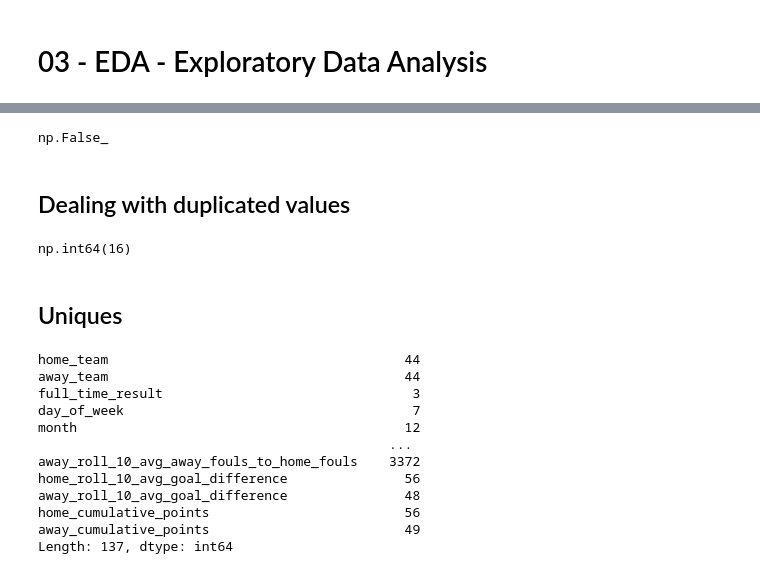
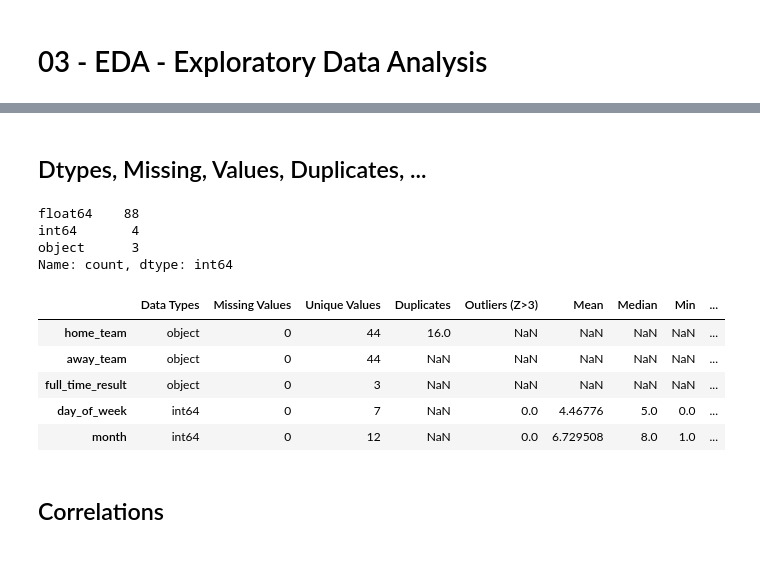
Before and after one commit to RuiFSP/Premier-League-Football, a Jupyter notebook: notebooks/03-eda.ipynb, the cells around one changed output, grey strips where cells are left out. Cells and saved outputs as stored; diff of their text form; code cells hidden in the pictures.

```diff
--- a/notebooks/03-eda.ipynb
+++ b/notebooks/03-eda.ipynb
@@ -8,8 +8,12 @@ import matplotlib.pyplot as plt
 import seaborn as sns
 import os
 
+from statsmodels.stats.outliers_influence import variance_inflation_factor
+from statsmodels.tools.tools import add_constant
+
 #notebook settings
 pd.set_option('display.max_columns', None)
+pd.set_option('display.max_rows', None)
 # %%
 data = pd.read_csv(os.path.join('..','data','prepared_football_data.csv'))
 
@@ -33,29 +35,48 @@ data.head()
-# %%
-# checking for null values
-data.isnull().sum().any()
-# %% [output]
-np.False_
-# %% [markdown]
-## Dealing with duplicated values
-# %%
-# checking for duplicates
-data.duplicated().sum()
-# %% [output]
-np.int64(16)
+# %% [markdown]
+## Dtypes, Missing, Values, Duplicates, ...
+# %%
+data.dtypes.value_counts()
+# %% [output]
+float64    88
+int64       4
+object      3
+Name: count, dtype: int64
+# %%
+def check_data(data):
+    data_check = pd.DataFrame()
+    data_check['Data Types'] = data.dtypes
+    data_check['Missing Values'] = data.isnull().sum()
+    data_check['Unique Values'] = data.nunique()
+    data_check['Duplicates'] = [data.duplicated().sum()] + [None] * (data.shape[1] - 1)
+
+    # Calculate outliers using z-score approach
+    def detect_outliers(column):
+        if np.issubdtype(column.dtype, np.number):  # Only apply to numeric columns
+            z_scores = (column - column.mean()) / column.std()
+            return ((z_scores.abs() > 3).sum())
+        return None  # Return None for non-numeric columns
+
+    data_check['Outliers (Z>3)'] = data.apply(detect_outliers)
+
+    # Add basic statistics for numeric columns
+    data_check['Mean'] = data.select_dtypes(include=[np.number]).mean()
+    data_check['Median'] = data.select_dtypes(include=[np.number]).median()
+    data_check['Min'] = data.select_dtypes(include=[np.number]).min()
+    data_check['Max'] = data.select_dtypes(include=[np.number]).max()
+
+    # Shape of the dataset
+    data_check.loc['Shape'] = [''] * len(data_check.columns)
+    data_check.loc['Shape', 'Data Types'] = f"Rows: {data.shape[0]}, Columns: {data.shape[1]}"
+
+    return data_check
+
+check_data(data).head()
+# %% [output]
+|  | Data Types | Missing Values | Unique Values | Duplicates | Outliers (Z>3) | Mean | Median | Min | ... |
+| home_team | object | 0 | 44 | 16.0 | NaN | NaN | NaN | NaN | ... |
+| away_team | object | 0 | 44 | NaN | NaN | NaN | NaN | NaN | ... |
+| full_time_result | object | 0 | 3 | NaN | NaN | NaN | NaN | NaN | ... |
+| day_of_week | int64 | 0 | 7 | NaN | 0.0 | 4.46776 | 5.0 | 0.0 | ... |
+| month | int64 | 0 | 12 | NaN | 0.0 | 6.729508 | 8.0 | 1.0 | ... |
 # %% [markdown]
-## Uniques
+## Correlations
-# %%
-data.nunique()
-# %% [output]
-home_team                                      44
-away_team                                      44
-full_time_result                                3
-day_of_week                                     7
-month                                          12
-                                             ...
-away_roll_10_avg_away_fouls_to_home_fouls    3372
-home_roll_10_avg_goal_difference               56
-away_roll_10_avg_goal_difference               48
-home_cumulative_points                         56
-away_cumulative_points                         49
-Length: 137, dtype: int64
```
Also changed, not shown: parts of 24 cells of this notebook, 5 other files.
